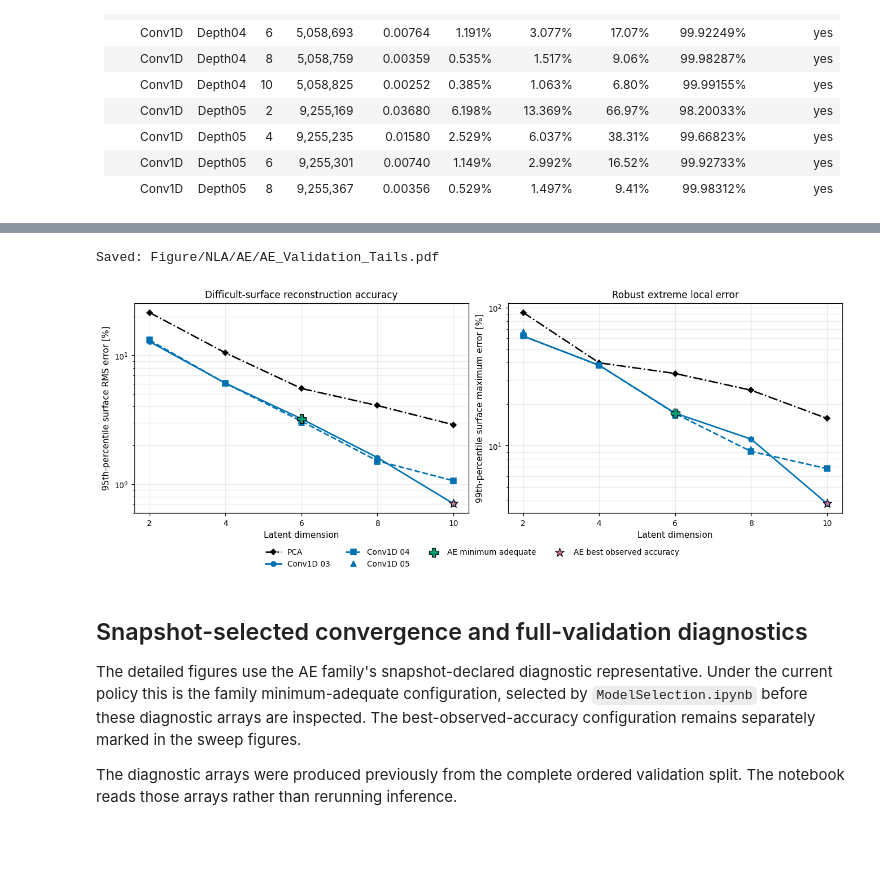
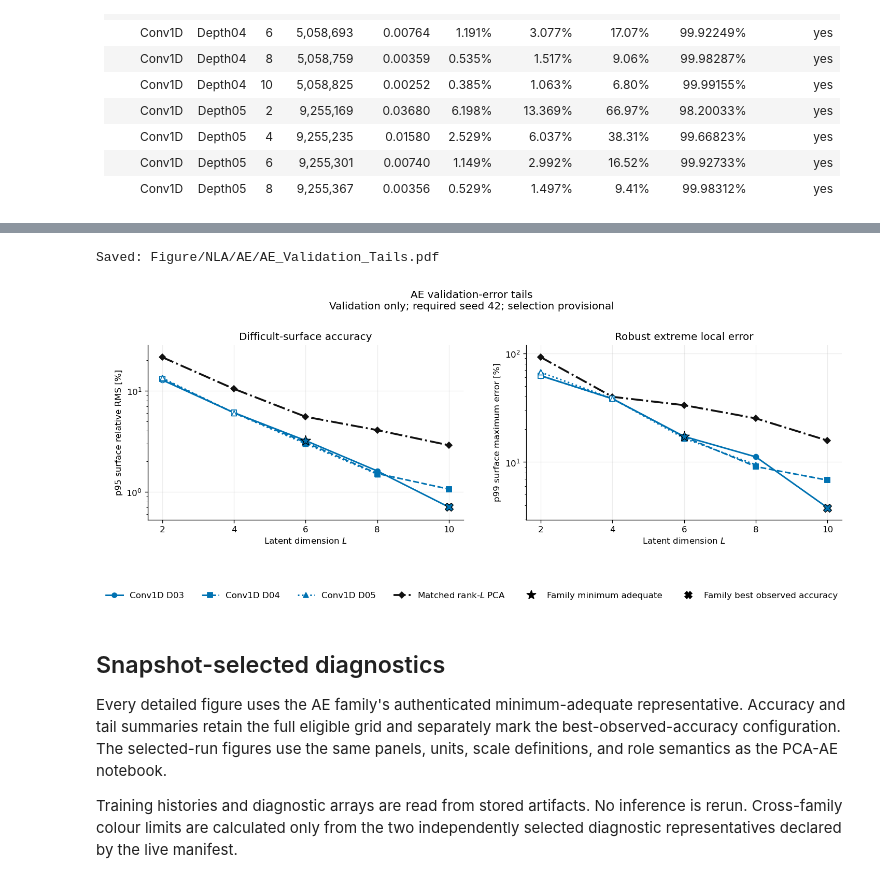
Before and after one commit to CosmoCloudZhang/IAFlowCloud, a Jupyter notebook: Notebooks/NLA/AE.ipynb, the cells around one changed output, grey strips where cells are left out. Saved outputs shown, nothing was run; the diff lists cells and outputs as text; code cells hidden in the pictures; blank space fills up the shorter version.

Commit message:
Adjust the plotting of model performance

```diff
--- a/Notebooks/NLA/AE.ipynb
+++ b/Notebooks/NLA/AE.ipynb
@@ -549,7 +543,7 @@ def save_and_show(
     path,
 ):
     """
-    Save one publication-quality PDF and display it inline.
+    Atomically save one validation PDF and display it inline.
 
     Arguments:
         figure (matplotlib.figure.Figure):
@@ -557,10 +551,10 @@ def save_and_show(
         path (pathlib.Path):
             Destination PDF path.
     """
-    figure.savefig(
+    save_validation_figure(
+        figure,
         path,
-        bbox_inches="tight",
-        metadata={"Creator": "IAFlowCloud AE.ipynb"},
+        creator="IAFlowCloud AE.ipynb",
     )
     print(f"Saved: {path.relative_to(PROJECT_ROOT)}")
     plt.show()
@@ -1355,38 +1342,23 @@ Saved: Figure/NLA/AE/AE_Validation_Accuracy.pdf
 # %%
 tail_path = FIGURE_DIRECTORY / "AE_Validation_Tails.pdf"
-figure, axes = plt.subplots(1, 2, figsize=(12.0, 4.6), constrained_layout=True)
-plot_validation_metric(
-    axes[0],
-    "surface_relative_rmse_p95",
-    "95th-percentile surface RMS error [%]",
-    percent=True,
+figure, axes = plt.subplots(1, 2, figsize=FIGURE_SIZES["summary"])
+plot_AE_validation_metric(axes[0], "surface_relative_rmse_p95")
+plot_AE_validation_metric(axes[1], "surface_relative_maximum_p99")
+finish_summary_figure(
+    figure,
+    axes,
+    "AE validation-error tails",
+    tail_path,
 )
-plot_validation_metric(
-    axes[1],
-    "surface_relative_maximum_p99",
-    "99th-percentile surface maximum error [%]",
-    percent=True,
-)
-axes[0].set_title("Difficult-surface reconstruction accuracy")
-axes[1].set_title("Robust extreme local error")
-handles, labels = axes[1].get_legend_handles_labels()
-figure.legend(
-    handles,
-    labels,
-    loc="outside lower center",
-    ncol=min(4, len(labels)),
-    frameon=False,
-)
-save_and_show(figure, tail_path)
 # %% [output]
 Saved: Figure/NLA/AE/AE_Validation_Tails.pdf
-[figure, old version]
+[figure, new version]
 # %% [markdown]
-## Snapshot-selected convergence and full-validation diagnostics
+## Snapshot-selected diagnostics
 
-The detailed figures use the AE family's snapshot-declared diagnostic representative. Under the current policy this is the family minimum-adequate configuration, selected by `ModelSelection.ipynb` before these diagnostic arrays are inspected. The best-observed-accuracy configuration remains separately marked in the sweep figures.
+Every detailed figure uses the AE family's authenticated minimum-adequate representative. Accuracy and tail summaries retain the full eligible grid and separately mark the best-observed-accuracy configuration. The selected-run figures use the same panels, units, scale definitions, and role semantics as the PCA-AE notebook.
 
-The diagnostic arrays were produced previously from the complete ordered validation split. The notebook reads those arrays rather than rerunning inference.
+Training histories and diagnostic arrays are read from stored artifacts. No inference is rerun. Cross-family colour limits are calculated only from the two independently selected diagnostic representatives declared by the live manifest.
 # %%
 history = SELECTED_HISTORY
 summary = SELECTED_SUMMARY
```
Also changed, not shown: parts of 15 cells of this notebook, 3 other files.
